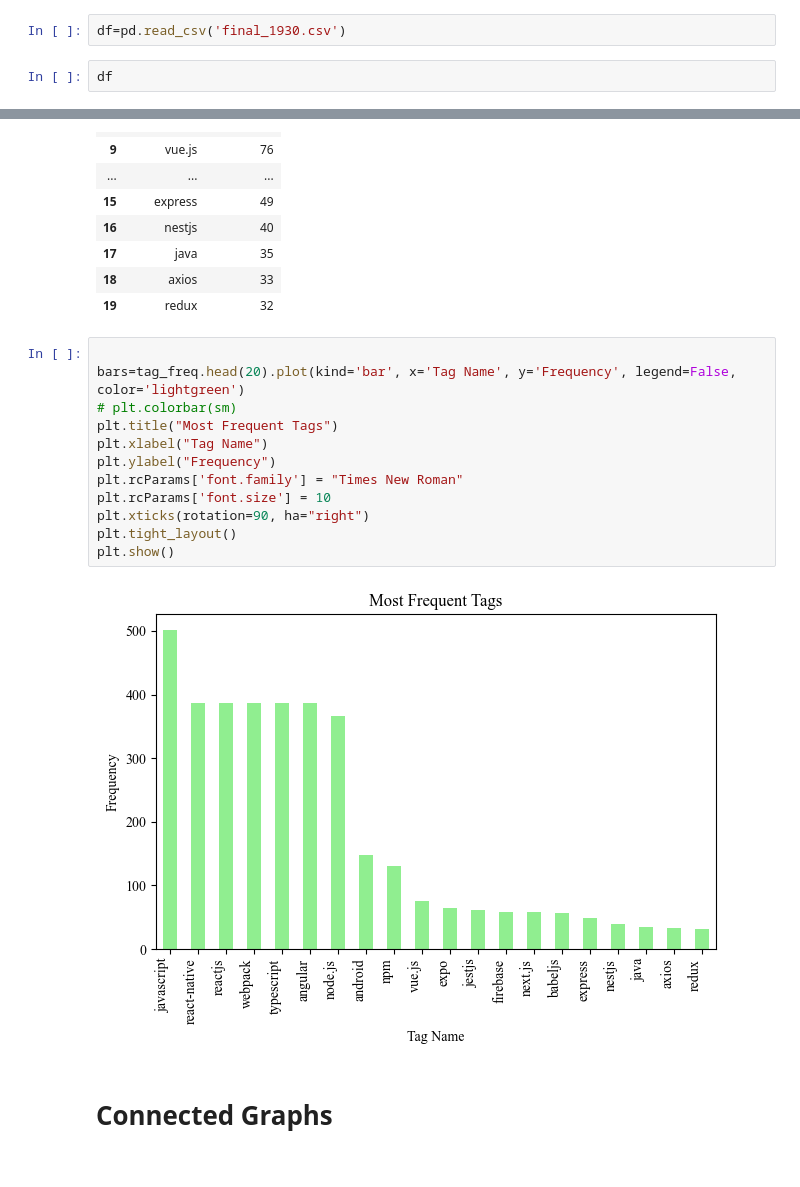
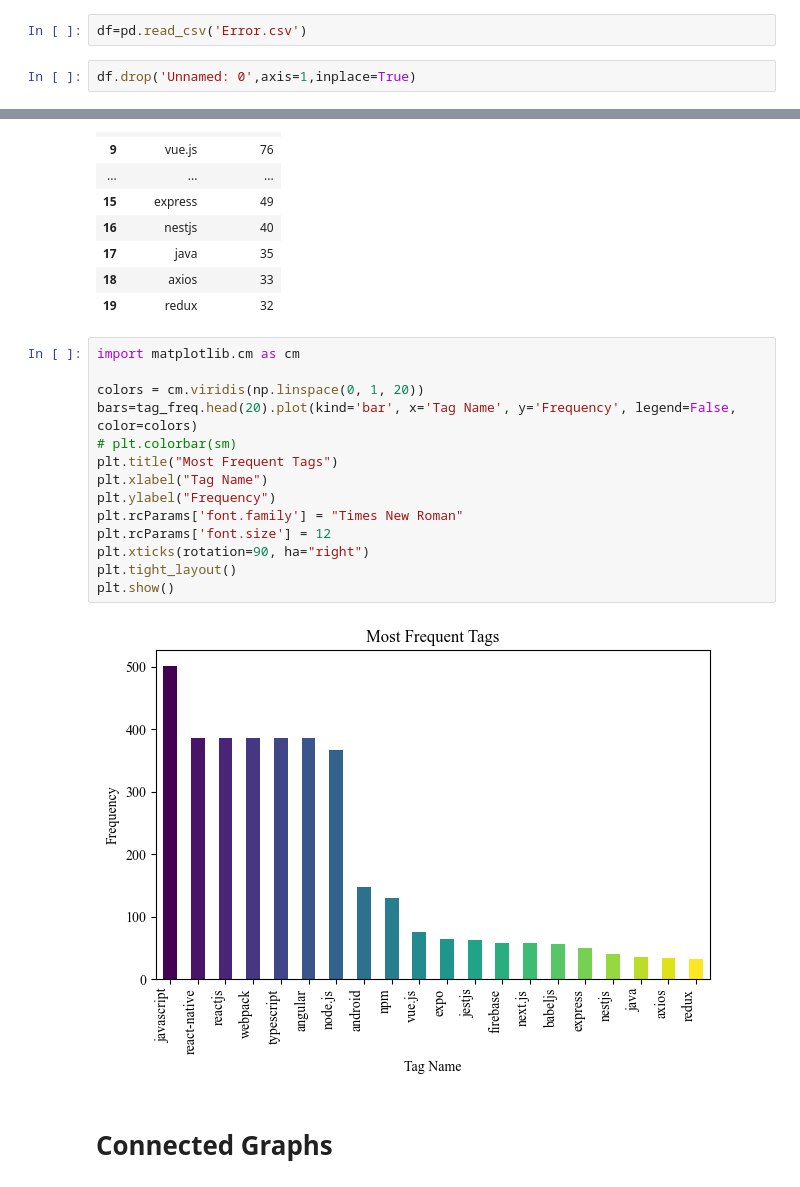
Before and after one commit to zakir1999/NPMThesis, a Jupyter notebook: RQ2.ipynb, the cells around one changed output, grey strips where cells are left out. Drawn from its saved outputs; the diff is of its cells as text.

```diff
--- a/RQ2.ipynb
+++ b/RQ2.ipynb
@@ -5,6 +5,6 @@ import matplotlib.pyplot as plt
 import numpy as np
 from PIL import Image
 # %%
-df=pd.read_csv('final_1930.csv')
+df=pd.read_csv('Error.csv')
 # %%
-df
+df.drop('Unnamed: 0',axis=1,inplace=True)
@@ -239,19 +225,21 @@ tag_freq.head(20)
 | 18 | axios | 33 |
 | 19 | redux | 32 |
 # %%
+import matplotlib.cm as cm
 
-bars=tag_freq.head(20).plot(kind='bar', x='Tag Name', y='Frequency', legend=False, color='lightgreen')
+colors = cm.viridis(np.linspace(0, 1, 20))
+bars=tag_freq.head(20).plot(kind='bar', x='Tag Name', y='Frequency', legend=False, color=colors)
 # plt.colorbar(sm)
 plt.title("Most Frequent Tags")
 plt.xlabel("Tag Name")
 plt.ylabel("Frequency")
 plt.rcParams['font.family'] = "Times New Roman"
-plt.rcParams['font.size'] = 10
+plt.rcParams['font.size'] = 12
 plt.xticks(rotation=90, ha="right")
 plt.tight_layout()
 plt.show()
 # %% [output]
-[figure, old version]
+[figure, new version]
 # %% [markdown]
 #  Connected Graphs
 # %%
```
Also changed, not shown: parts of 23 cells of this notebook.
